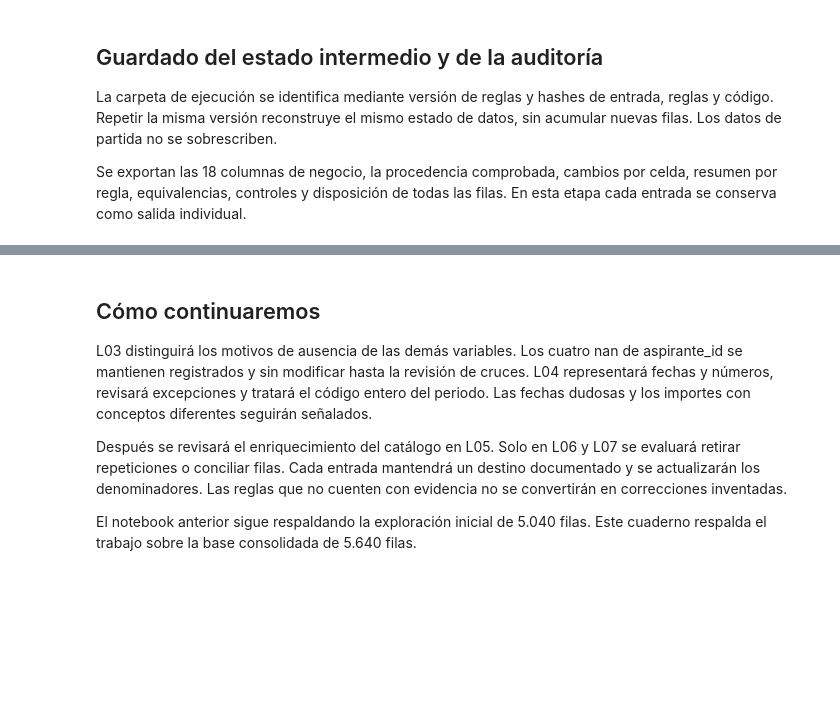
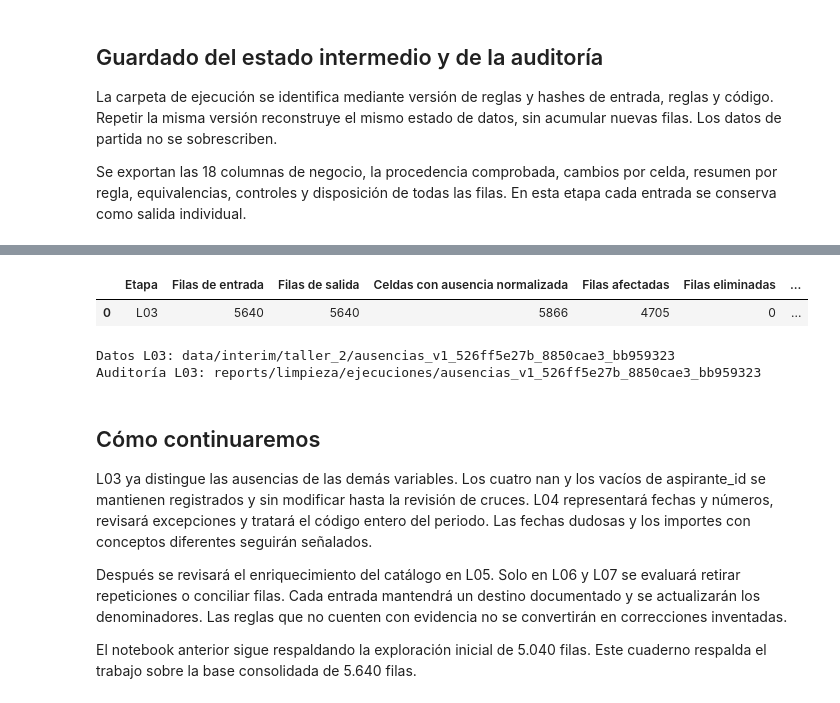
Before and after one commit to vivi-25-P/Analitica_Admisiones_Universitarias, a Jupyter notebook: notebooks/02_limpieza_base_unificada.ipynb, the cells around one changed output, grey strips where cells are left out. Drawn from its saved outputs; the diff is of its cells as text; code cells hidden in the pictures; blank space fills up the shorter version.

```diff
--- a/notebooks/02_limpieza_base_unificada.ipynb
+++ b/notebooks/02_limpieza_base_unificada.ipynb
@@ -507,7 +680,82 @@ Auditoría: reports/limpieza/ejecuciones/estandarizacion_v1_f77076f7d8_150bd123_
+# %%
+L03_DATA = ROOT / 'data/interim/taller_2' / L03_ID
+L03_AUDIT = ROOT / 'reports/limpieza/ejecuciones' / L03_ID
+L03_DATA.mkdir(parents=True, exist_ok=True)
+L03_AUDIT.mkdir(parents=True, exist_ok=True)
+csv_l03 = L03_DATA / 'BaseUnificada_Ausencias.csv'
+xlsx_l03 = L03_DATA / 'BaseUnificada_Ausencias.xlsx'
+jsonl_l03 = L03_DATA / 'BaseUnificada_Ausencias.jsonl'
+df_ausencias.to_csv(csv_l03, index=False, encoding='utf-8-sig', lineterminator='\n', na_rep='')
+records_l03 = df_ausencias.to_dict('records')
+with jsonl_l03.open('w', encoding='utf8') as handle:
+    for record in records_l03:
+        handle.write(json.dumps(record, ensure_ascii=False) + '\n')
+book_l03 = Workbook()
+sheet_l03 = book_l03.active
+sheet_l03.title = 'BaseUnificada_Ausencias'
+sheet_l03.append(HEADERS)
+rows_l03 = list(df_ausencias.itertuples(index=False, name=None))
+for row in rows_l03:
+    sheet_l03.append(row)
+table_l03 = Table(displayName='BaseUnificada_Ausencias', ref=f'A1:{get_column_letter(len(HEADERS))}{N + 1}')
+table_l03.tableStyleInfo = TableStyleInfo(name='TableStyleMedium9', showRowStripes=True)
+sheet_l03.add_table(table_l03)
+sheet_l03.freeze_panes = 'A2'
+book_l03.save(xlsx_l03)
+book_l03.close()
+preserve_empty_text(xlsx_l03, rows_l03)
+verified_l03 = load_workbook(xlsx_l03, read_only=True, data_only=True)
+assert list(verified_l03['BaseUnificada_Ausencias'].iter_rows(values_only=True))[1:] == rows_l03
+verified_l03.close()
+with jsonl_l03.open(encoding='utf8') as handle:
+    assert [json.loads(line) for line in handle] == records_l03
+with csv_l03.open(encoding='utf-8-sig', newline='') as handle:
+    csv_read_l03 = list(csv.reader(handle))
+assert csv_read_l03 == [HEADERS, *[['' if v is None else v for v in row] for row in rows_l03]]
+L03_OUTPUT_SHA = hashlib.sha256(jsonl_l03.read_bytes()).hexdigest()
+destinos_l03 = pd.DataFrame({'id_ejecucion': L03_ID, 'id_fila_entrada': ids_fila,
+    'id_registro_salida': ids_fila, 'estado_destino': 'conservada',
+    'fila_jsonl_salida': range(1, N + 1), 'sha256_salida_jsonl': L03_OUTPUT_SHA})
+for nombre, frame in {
+    'L03_cambios_por_celda.csv': audit_l03, 'L03_registro_pasos.csv': pasos_l03_df,
+    'L03_motivos_ausencia.csv': motivos_l03, 'L03_completitud_antes_despues.csv': comparacion_l03,
+    'L03_controles.csv': controles_l03, 'L03_disposicion_filas.csv': destinos_l03,
+    'L03_identificadores_pospuestos.csv': pospuestos_l03
+}.items():
+    frame.to_csv(L03_AUDIT / nombre, index=False, encoding='utf-8-sig', lineterminator='\n')
+resumen_l03 = {
+    'id_ejecucion': L03_ID, 'etapa': 'L03',
+    'ejecutado_en': datetime.now(ZoneInfo('America/Bogota')).isoformat(),
+    'entrada_l02_id': RUN_ID, 'sha256_entrada_l02_csv': OUTPUT_SHA,
+    'sha256_reglas': AUS_SHA, 'sha256_codigo_notebook': CODE_SHA,
+    'filas_entrada': N, 'filas_salida': len(df_ausencias), 'columnas': len(HEADERS),
+    'celdas_ausencia_normalizada': len(audit_l03),
+    'filas_afectadas': int(audit_l03['id_fila_entrada'].nunique()),
+    'filas_eliminadas': 0, 'filas_consolidadas': 0, 'valores_imputados': 0,
+    'identificadores_sin_cambios': True, 'identificadores_pospuestos': len(pospuestos_l03),
+    'controles_correctos': bool(controles_l03['Correcto'].all()),
+    'motivos': audit_l03['motivo_ausencia'].value_counts().to_dict(),
+    'datos_intermedios': str(L03_DATA.relative_to(ROOT)), 'auditoria': str(L03_AUDIT.relative_to(ROOT)),
+    'archivos_datos': {p.name: hashlib.sha256(p.read_bytes()).hexdigest() for p in [csv_l03, xlsx_l03, jsonl_l03]},
+    'limite': 'Sin tipado numérico o de fechas; motivos registrados y ninguna identidad resuelta.'}
+(L03_AUDIT / 'resumen_ejecucion.json').write_text(json.dumps(resumen_l03, ensure_ascii=False, indent=2) + '\n', encoding='utf8')
+(ROOT / 'reports/limpieza/ultima_ausencias.json').write_text(json.dumps(resumen_l03, ensure_ascii=False, indent=2) + '\n', encoding='utf8')
+assert destinos_l03['id_fila_entrada'].nunique() == N
+assert hashlib.sha256(SOURCE.read_bytes()).hexdigest() == INPUT_SHA
+display(pd.DataFrame([{'Etapa': 'L03', 'Filas de entrada': N, 'Filas de salida': len(df_ausencias),
+    'Celdas con ausencia normalizada': len(audit_l03), 'Filas afectadas': resumen_l03['filas_afectadas'],
+    'Filas eliminadas': 0, 'Valores imputados': 0}]))
+print('Datos L03:', L03_DATA.relative_to(ROOT))
+print('Auditoría L03:', L03_AUDIT.relative_to(ROOT))
+# %% [output]
+|  | Etapa | Filas de entrada | Filas de salida | Celdas con ausencia normalizada | Filas afectadas | Filas eliminadas | ... |
+| 0 | L03 | 5640 | 5640 | 5866 | 4705 | 0 | ... |
+Datos L03: data/interim/taller_2/ausencias_v1_526ff5e27b_8850cae3_bb959323
+Auditoría L03: reports/limpieza/ejecuciones/ausencias_v1_526ff5e27b_8850cae3_bb959323
 # %% [markdown]
 ## Cómo continuaremos
 
-L03 distinguirá los motivos de ausencia de las demás variables. Los cuatro nan de
+L03 ya distingue las ausencias de las demás variables. Los cuatro nan y los vacíos de
 aspirante_id se mantienen registrados y sin modificar hasta la revisión de cruces.
 L04 representará fechas y números, revisará excepciones y tratará el código entero del
 periodo. Las fechas dudosas y los importes con conceptos diferentes seguirán señalados.
```
Also changed, not shown: parts of 8 cells of this notebook, 31 other files.
